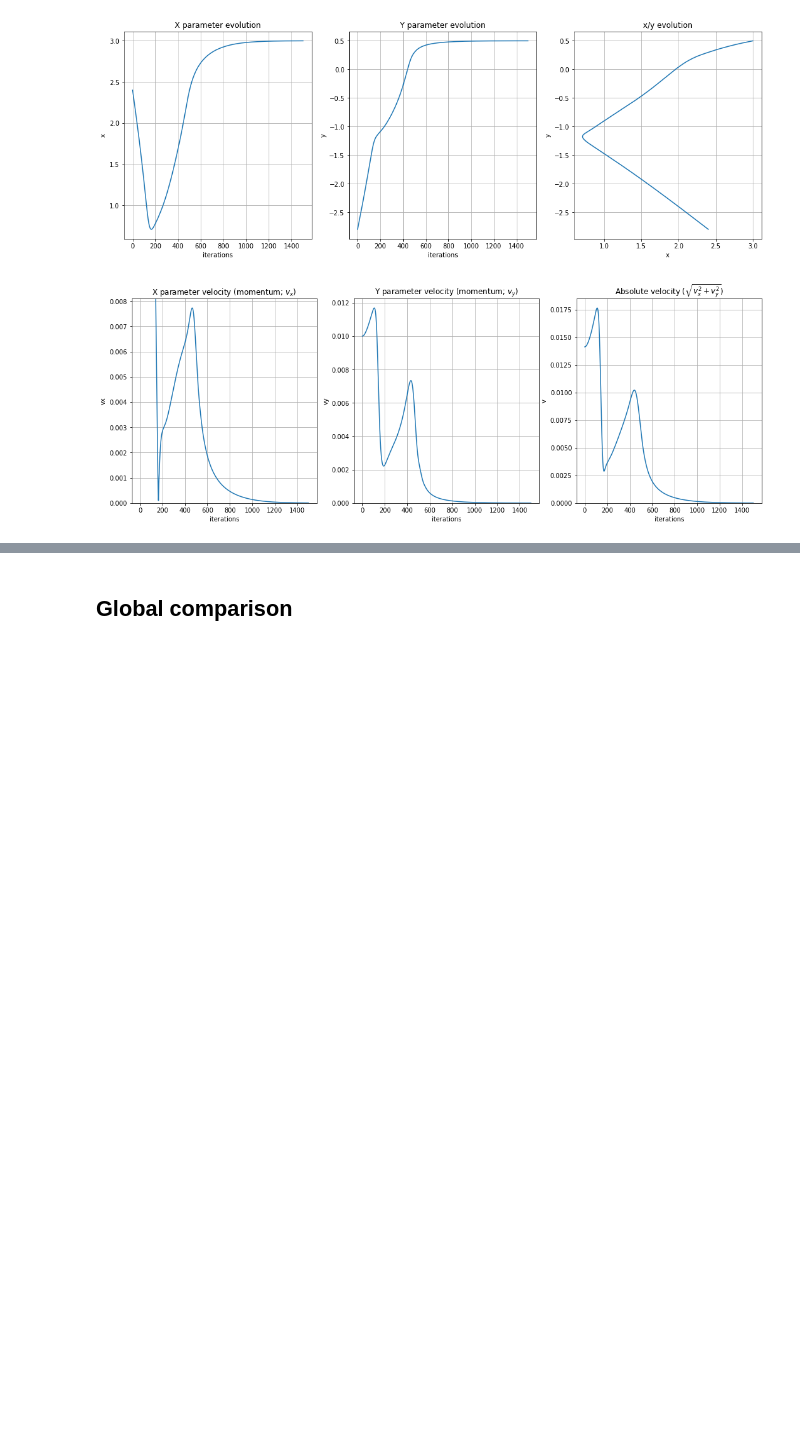
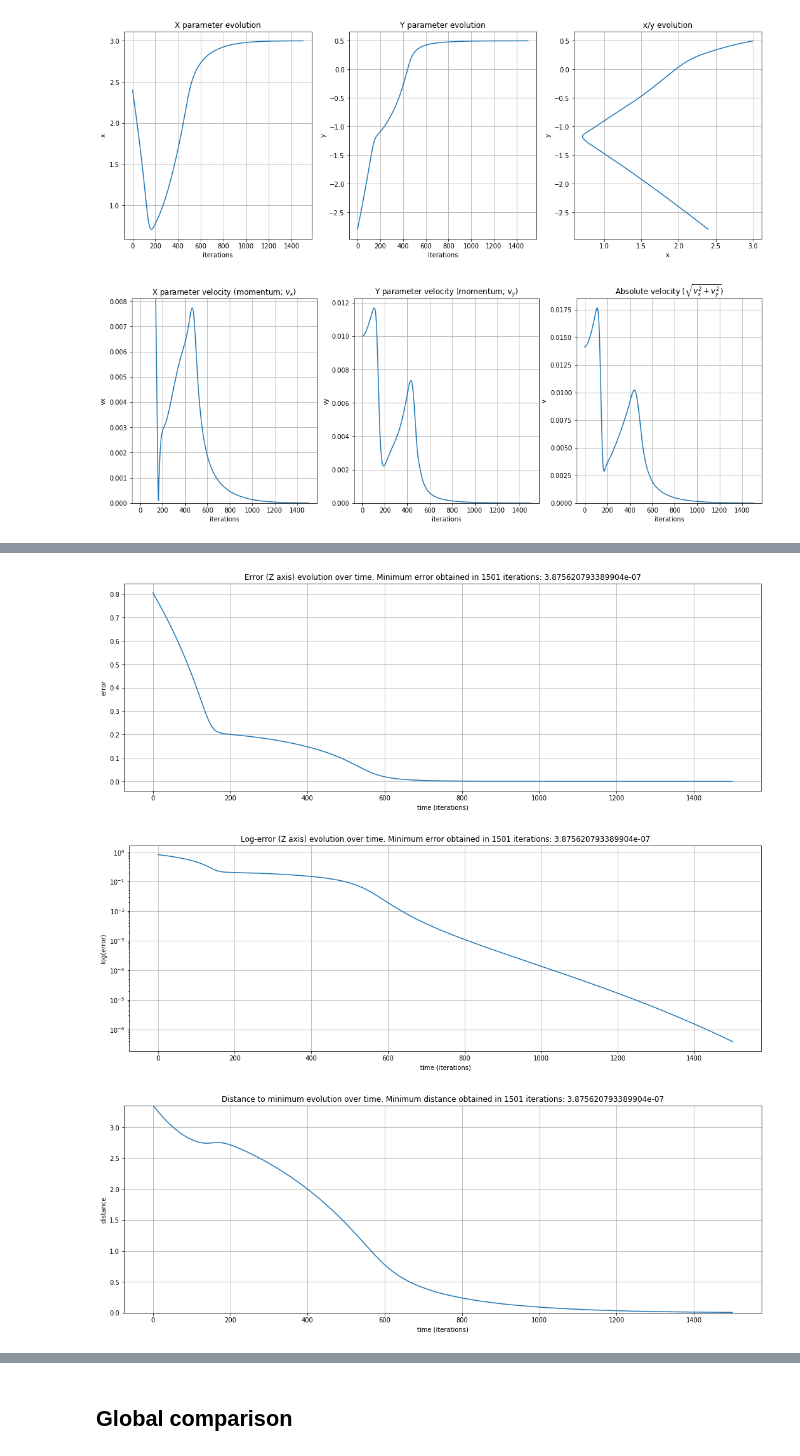
Before and after one commit to ivallesp/awesome-optimizers, a Jupyter notebook: Report.ipynb, the cells around one changed output, grey strips where cells are left out. Cells and saved outputs as stored; diff of their text form; code cells hidden in the pictures; blank space fills up the shorter version.

```diff
--- a/Report.ipynb
+++ b/Report.ipynb
@@ -526,0 +538,29 @@ plot_cinematics_charts(xs_adam, ys_adam)
+# %%
+class AdaMax(Optimizer):
+    def __init__(self, cost_f, lr=0.001, beta_1=0.9, beta_2=0.999, x=None, y=None):
+        super().__init__(cost_f, lr, x, y, beta_1=beta_1, beta_2=beta_2)
+        self.m_x, self.m_y, self.v_x, self.v_y, self.t  = 0, 0, 0, 0, 0
+
+    def step(self, lr = None):
+        self.t += 1
+        epsilon = 1e-8
+        if not lr:
+            lr = self.lr
+        # derivative
+        f = self.cost_f.eval(self.x, self.y)
+        dx = self.cost_f.df_dx(self.x, self.y)
+        dy = self.cost_f.df_dy(self.x, self.y)
+
+        self.m_x = self.beta_1*self.m_x + (1-self.beta_1)*dx
+        self.m_y = self.beta_1*self.m_y + (1-self.beta_1)*dy
+        self.v_x = max(self.beta_2*self.v_x, abs(dx))
+        self.v_y = max(self.beta_2*self.v_y, abs(dy))
+
+        m_x_hat = self.m_x/(1-self.beta_1**self.t)
+        m_y_hat = self.m_y/(1-self.beta_1**self.t)
+
+        self.x = self.x - (lr*m_x_hat)/(self.v_x+epsilon)
+        self.y = self.y - (lr*m_y_hat)/(self.v_y+epsilon)
+        return [self.x, self.y]
+# %%
+opt = AdaMax(cost_f=cost_f, lr=learning_rate)
@@ -526,0 +570,6 @@ plot_cinematics_charts(xs_adam, ys_adam)
+# %%
+plot_evolution_charts(cost_f, errors_adamax, distance_adamax, xs_adamax, ys_adamax)
+# %% [output]
+[figure, added]
+[figure, added]
+[figure, added]
```
Also changed, not shown: parts of 31 cells of this notebook, 5 other files.
